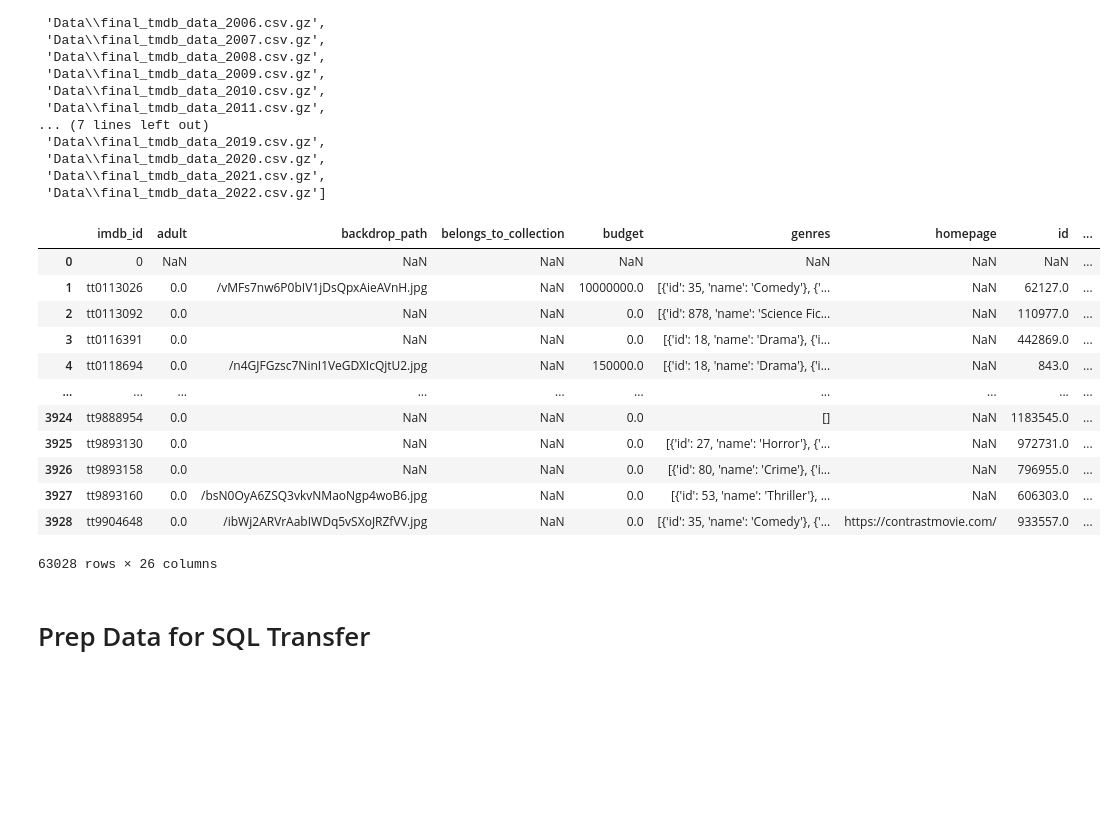
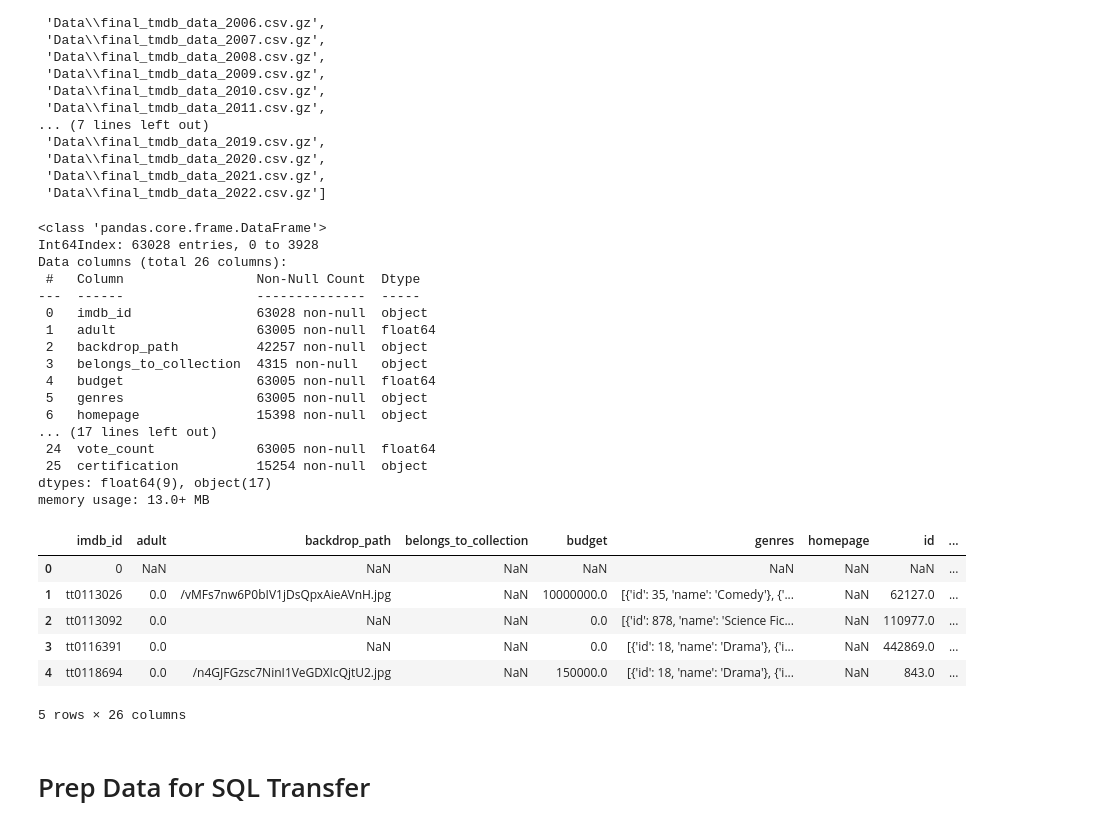
Before and after one commit to LoveidaLucero/Movie-Success-Analysis, a Jupyter notebook: Part 4B TMDB Data Transfer.ipynb, the cells around one changed output. Drawn from its saved outputs; the diff is of its cells as text; code cells hidden in the pictures; blank space fills up the shorter version.

```diff
--- a/Part 4B TMDB Data Transfer.ipynb
+++ b/Part 4B TMDB Data Transfer.ipynb
@@ -46,21 +46,33 @@ tmdb_files
 # %%
 # Use read_csv in a list comprehension and combine with concat to load all files
 df = pd.concat([pd.read_csv(f) for f in tmdb_files] )
-df
+df.info()
+df.head()
 # %% [output]
+<class 'pandas.core.frame.DataFrame'>
+Int64Index: 63028 entries, 0 to 3928
+Data columns (total 26 columns):
+ #   Column                 Non-Null Count  Dtype
+---  ------                 --------------  -----
+ 0   imdb_id                63028 non-null  object
+ 1   adult                  63005 non-null  float64
+ 2   backdrop_path          42257 non-null  object
+ 3   belongs_to_collection  4315 non-null   object
+ 4   budget                 63005 non-null  float64
+ 5   genres                 63005 non-null  object
+ 6   homepage               15398 non-null  object
+... (17 lines left out)
+ 24  vote_count             63005 non-null  float64
+ 25  certification          15254 non-null  object
+dtypes: float64(9), object(17)
+memory usage: 13.0+ MB
 |  | imdb_id | adult | backdrop_path | belongs_to_collection | budget | genres | homepage | id | ... |
 | 0 | 0 | NaN | NaN | NaN | NaN | NaN | NaN | NaN | ... |
 | 1 | tt0113026 | 0.0 | /vMFs7nw6P0bIV1jDsQpxAieAVnH.jpg | NaN | 10000000.0 | [{'id': 35, 'name': 'Comedy'}, {'... | NaN | 62127.0 | ... |
 | 2 | tt0113092 | 0.0 | NaN | NaN | 0.0 | [{'id': 878, 'name': 'Science Fic... | NaN | 110977.0 | ... |
 | 3 | tt0116391 | 0.0 | NaN | NaN | 0.0 | [{'id': 18, 'name': 'Drama'}, {'i... | NaN | 442869.0 | ... |
 | 4 | tt0118694 | 0.0 | /n4GJFGzsc7NinI1VeGDXIcQjtU2.jpg | NaN | 150000.0 | [{'id': 18, 'name': 'Drama'}, {'i... | NaN | 843.0 | ... |
-| ... | ... | ... | ... | ... | ... | ... | ... | ... | ... |
-| 3924 | tt9888954 | 0.0 | NaN | NaN | 0.0 | [] | NaN | 1183545.0 | ... |
-| 3925 | tt9893130 | 0.0 | NaN | NaN | 0.0 | [{'id': 27, 'name': 'Horror'}, {'... | NaN | 972731.0 | ... |
-| 3926 | tt9893158 | 0.0 | NaN | NaN | 0.0 | [{'id': 80, 'name': 'Crime'}, {'i... | NaN | 796955.0 | ... |
-| 3927 | tt9893160 | 0.0 | /bsN0OyA6ZSQ3vkvNMaoNgp4woB6.jpg | NaN | 0.0 | [{'id': 53, 'name': 'Thriller'}, ... | NaN | 606303.0 | ... |
-| 3928 | tt9904648 | 0.0 | /ibWj2ARVrAabIWDq5vSXoJRZfVV.jpg | NaN | 0.0 | [{'id': 35, 'name': 'Comedy'}, {'... | https://contrastmovie.com/ | 933557.0 | ... |
-63028 rows × 26 columns
+5 rows × 26 columns
 # %% [markdown]
 # Prep Data for SQL Transfer
 # %%
```
Also changed, not shown: parts of 18 cells of this notebook.
